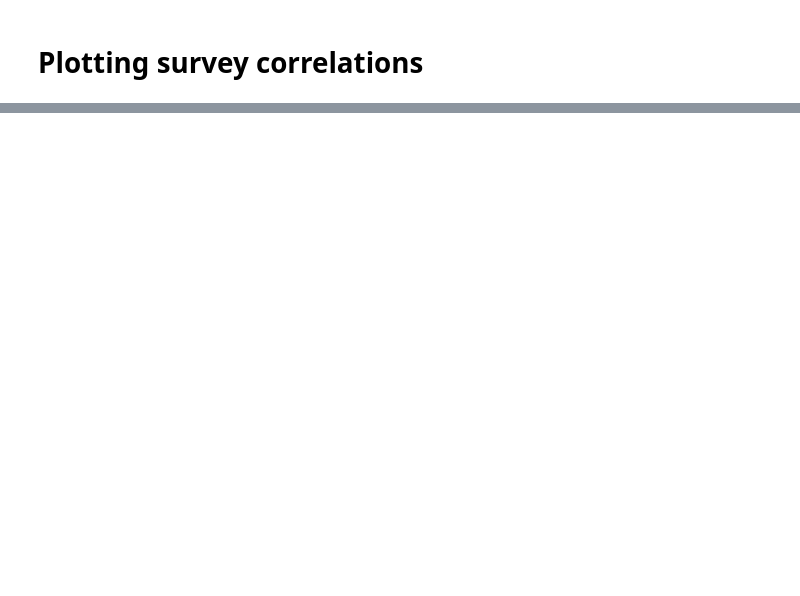
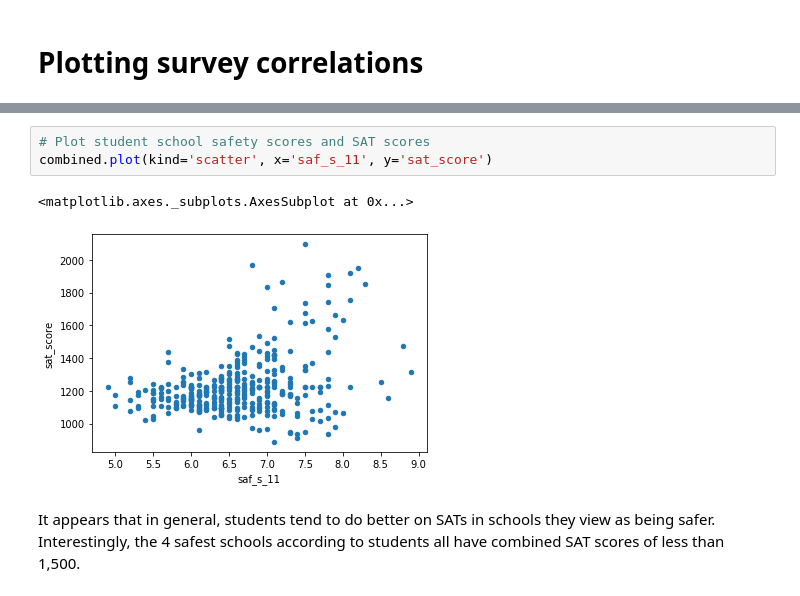
Before and after one commit to IS-87/DataQuest_NYC_schools, a Jupyter notebook: Schools.ipynb, the cells around one changed output, grey strips where cells are left out. Saved outputs shown, nothing was run; the diff lists cells and outputs as text; blank space fills up the shorter version.

```diff
--- a/Schools.ipynb
+++ b/Schools.ipynb
@@ -167,0 +226,8 @@ survey_fields.remove("DBN")
+# %%
+# Plot student school safety scores and SAT scores
+combined.plot(kind='scatter', x='saf_s_11', y='sat_score')
+# %% [output]
+<matplotlib.axes._subplots.AxesSubplot at 0x...>
+[figure, added]
+# %% [markdown]
+It appears that in general, students tend to do better on SATs in schools they view as being safer. Interestingly, the 4 safest schools according to students all have combined SAT scores of less than 1,500.
```
Also changed, not shown: parts of 13 cells of this notebook.
